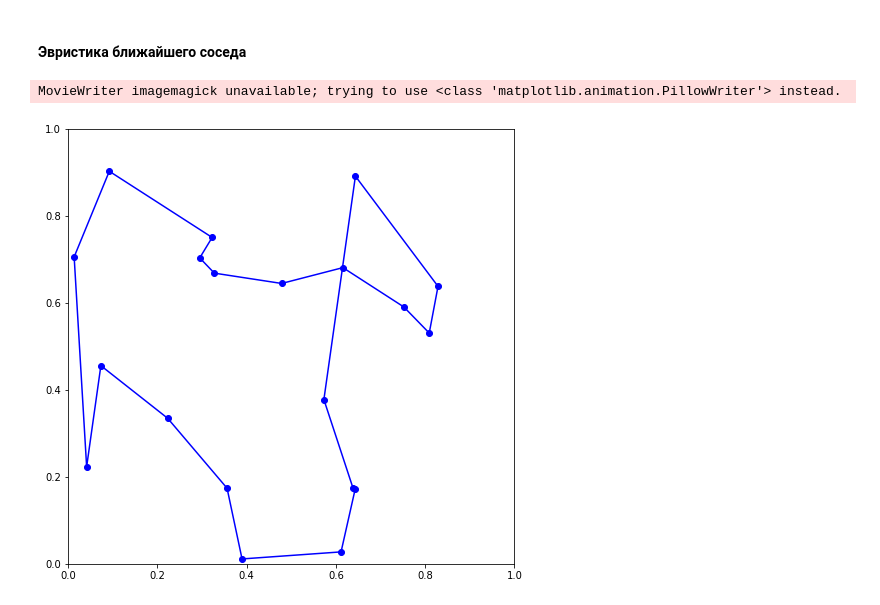
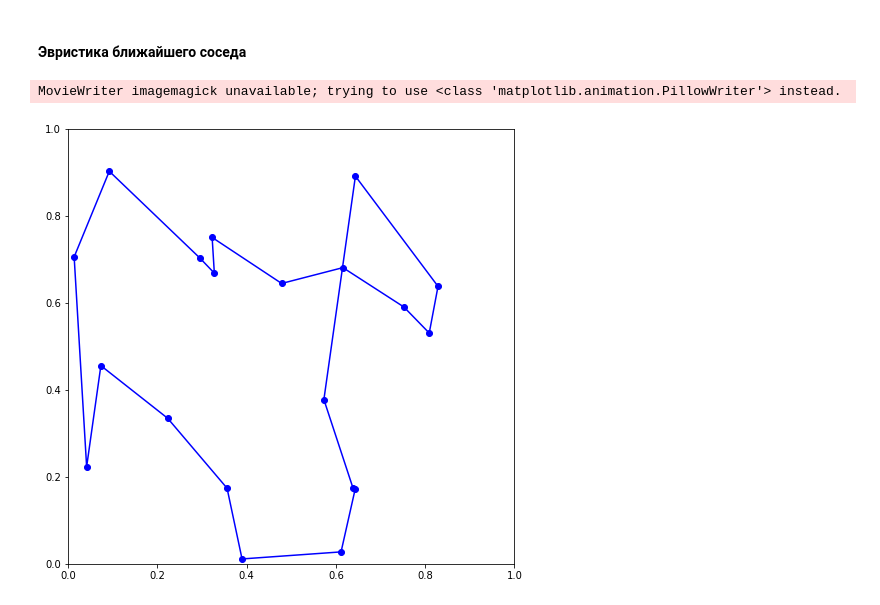
Before and after one commit to Arssel/TSP_RL, a Jupyter notebook: Experiments.ipynb, the cells around one changed output. Drawn from its saved outputs; the diff is of its cells as text; code cells hidden in the pictures.

Commit message:
fixed remote heuristics, added animation

```diff
--- a/Experiments.ipynb
+++ b/Experiments.ipynb
@@ -257,6 +257,9 @@ from src.presentation import get_gif_animation
 # %%
-env = TSPEnv(batch_size=1)
+n = 20
+env = TSPEnv(n=n, batch_size=1)
 dots = env.get_dots()
 distances = env.get_distances()
 # %% [markdown]
 #### Эвристики ближайшей и удаленнейшей вставки
+# %%
+interval = 1400
@@ -282,8 +290,9 @@ from celluloid import Camera
 # %%
-_, _, seq = nearest_neighbour(distances)
+_, _, seq, nodes = nearest_neighbour(distances)
 dots_seq = [dots[:, seq[i],:].squeeze() for i in range(len(seq))]
+one_dot_seq = [dots[:, nodes[i], :].squeeze() for i in range(len(dots_seq[0])-1, len(nodes))]
 # %%
-get_gif_animation('./results/nearest_neighbour_20.gif', dots_seq)
+get_gif_animation_heuristics('./results/nearest_neighbour_20.gif', dots_seq, one_dot_seq, interval)
 # %% [output]
 MovieWriter imagemagick unavailable; trying to use <class 'matplotlib.animation.PillowWriter'> instead.
-[figure, old version]
+[figure, new version]
```
Also changed, not shown: parts of 8 cells of this notebook, 5 other files.
